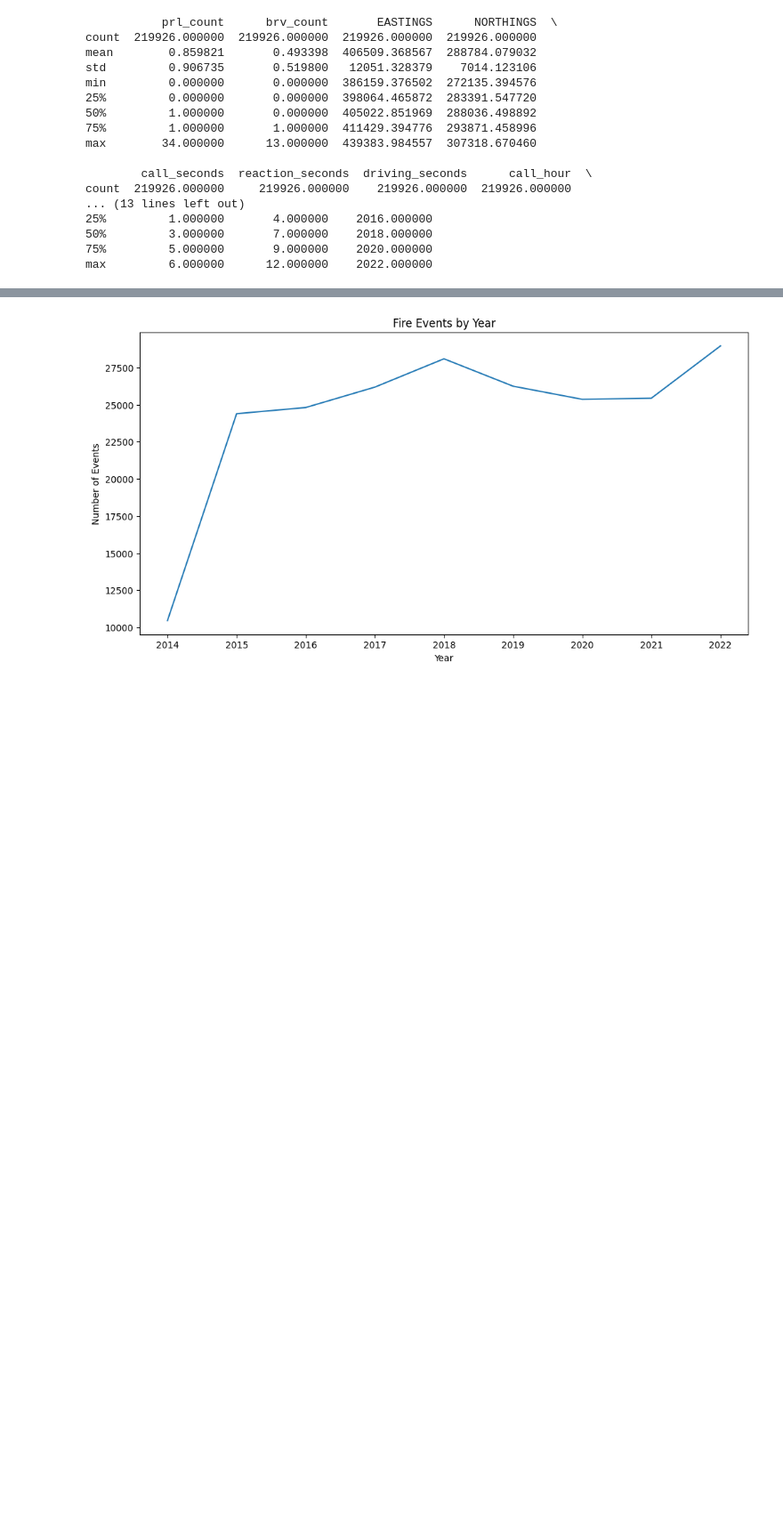
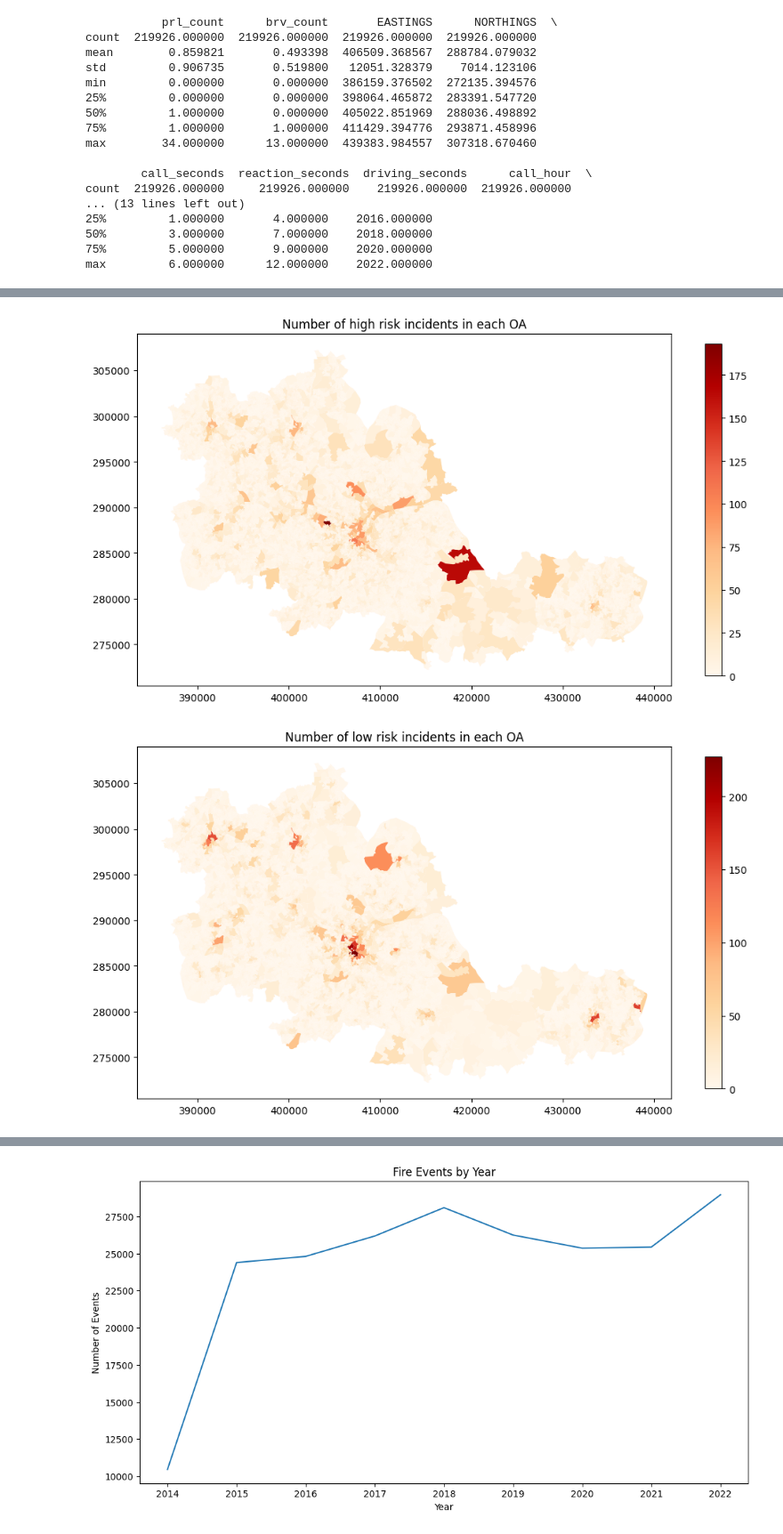
Before and after one commit to BohaoSuCC/CASADataHackathon, a Jupyter notebook: DataPreprocess/PreprocessYiyan_time.ipynb, the cells around one changed output, grey strips where cells are left out. Shown at 89% size. Cells and saved outputs as stored; diff of their text form; code cells hidden in the pictures; blank space fills up the shorter version.

```diff
--- a/DataPreprocess/PreprocessYiyan_time.ipynb
+++ b/DataPreprocess/PreprocessYiyan_time.ipynb
@@ -45,0 +125,59 @@ max         6.000000      12.000000    2022.000000
+# %%
+high_risk = incident[incident['incident_profile_label'] == 'High Risk']
+low_risk = incident[incident['incident_profile_label'] == 'Low Risk']
+medium_risk = incident[incident['incident_profile_label'] == 'Medium Risk']
+false_alarm = incident[incident['incident_profile_label'] == 'False Alarms']
+Secondary_fires = incident[incident['incident_profile_label'] == 'Secondary Fires that attract a 20 minute-response time']
+# %%
+# plot the number of high risk incidents in each OA
+high_risk_oa = gpd.sjoin(high_risk, oa_wm, op='within')
+high_risk_oa = high_risk_oa.groupby('oa11cd').size().reset_index(name='high_risk_count')
+high_risk_oa = high_risk_oa.rename(columns={'oa11cd': 'oa11cd', 'high_risk_count': 'high_risk_count'})
+high_risk_oa = oa_wm.merge(high_risk_oa, on='oa11cd', how='left')
+high_risk_oa = high_risk_oa.fillna(0)
+high_risk_oa.plot(column='high_risk_count', legend=True, figsize=(12, 12), cmap='OrRd', legend_kwds={'shrink': 0.5})
+plt.title('Number of high risk incidents in each OA')
+plt.show()
+
+# plot the number of low risk incidents in each OA
+low_risk_oa = gpd.sjoin(low_risk, oa_wm, op='within')
+low_risk_oa = low_risk_oa.groupby('oa11cd').size().reset_index(name='low_risk_count')
+low_risk_oa = low_risk_oa.rename(columns={'oa11cd': 'oa11cd', 'low_risk_count': 'low_risk_count'})
+low_risk_oa = oa_wm.merge(low_risk_oa, on='oa11cd', how='left')
+low_risk_oa = low_risk_oa.fillna(0)
+low_risk_oa.plot(column='low_risk_count', legend=True, figsize=(12, 12), cmap='OrRd', legend_kwds={'shrink': 0.5})
+plt.title('Number of low risk incidents in each OA')
+plt.show()
+
+# plot the number of medium risk incidents in each OA
+medium_risk_oa = gpd.sjoin(medium_risk, oa_wm, op='within')
+medium_risk_oa = medium_risk_oa.groupby('oa11cd').size().reset_index(name='medium_risk_count')
+medium_risk_oa = medium_risk_oa.rename(columns={'oa11cd': 'oa11cd', 'medium_risk_count': 'medium_risk_count'})
+medium_risk_oa = oa_wm.merge(medium_risk_oa, on='oa11cd', how='left')
+medium_risk_oa = medium_risk_oa.fillna(0)
+medium_risk_oa.plot(column='medium_risk_count', legend=True, figsize=(12, 12), cmap='OrRd', legend_kwds={'shrink': 0.5})
+plt.title('Number of medium risk incidents in each OA')
+plt.show()
+
+# plot the number of false alarm incidents in each OA
+false_alarm_oa = gpd.sjoin(false_alarm, oa_wm, op='within')
+false_alarm_oa = false_alarm_oa.groupby('oa11cd').size().reset_index(name='false_alarm_count')
+false_alarm_oa = false_alarm_oa.rename(columns={'oa11cd': 'oa11cd', 'false_alarm_count': 'false_alarm_count'})
+false_alarm_oa = oa_wm.merge(false_alarm_oa, on='oa11cd', how='left')
+false_alarm_oa = false_alarm_oa.fillna(0)
+false_alarm_oa.plot(column='false_alarm_count', legend=True, figsize=(12, 12), cmap='OrRd', legend_kwds={'shrink': 0.5})
+plt.title('Number of false alarm incidents in each OA')
+plt.show()
+
+# plot the number of secondary fires incidents in each OA
+Secondary_fires_oa = gpd.sjoin(Secondary_fires, oa_wm, op='within')
+Secondary_fires_oa = Secondary_fires_oa.groupby('oa11cd').size().reset_index(name='Secondary_fires_count')
+Secondary_fires_oa = Secondary_fires_oa.rename(columns={'oa11cd': 'oa11cd', 'Secondary_fires_count': 'Secondary_fires_count'})
+Secondary_fires_oa = oa_wm.merge(Secondary_fires_oa, on='oa11cd', how='left')
+Secondary_fires_oa = Secondary_fires_oa.fillna(0)
+Secondary_fires_oa.plot(column='Secondary_fires_count', legend=True, figsize=(12, 12), cmap='OrRd', legend_kwds={'shrink': 0.5})
+plt.title('Number of secondary fires incidents in each OA')
+plt.show()
+# %% [output]
+[figure, added]
+[figure, added]
```
Also changed, not shown: parts of 45 cells of this notebook, 10 other files.
